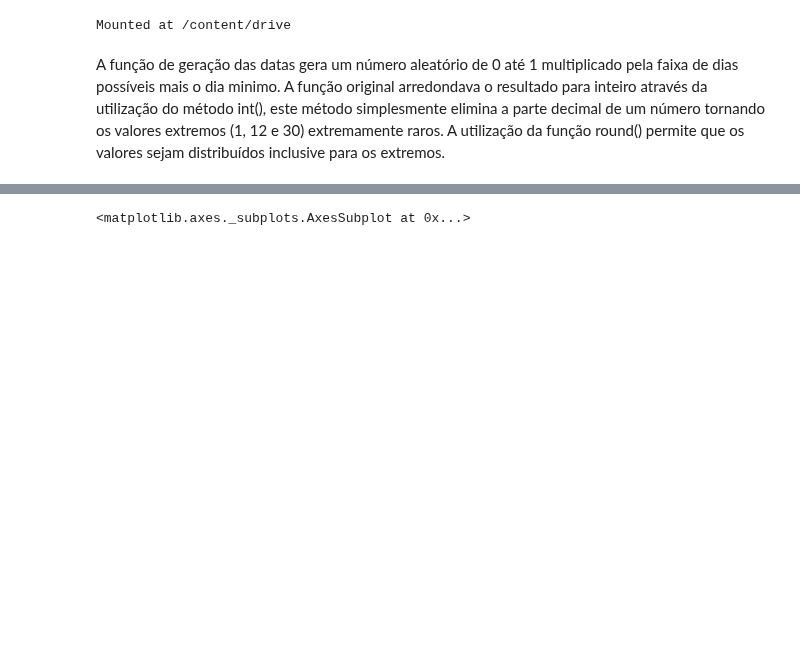
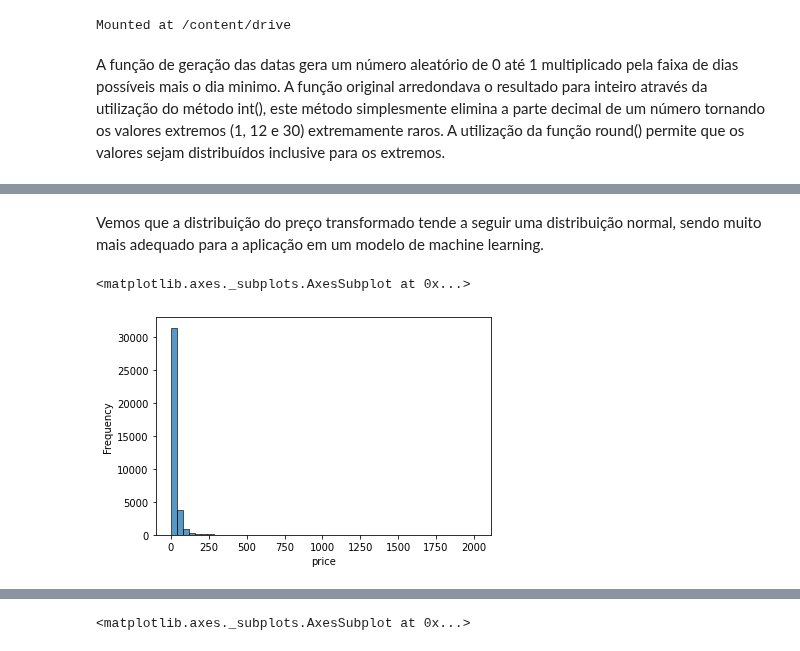
Before and after one commit to anachavesv8/Bootcamp_Blue, a Jupyter notebook: Mercari Price Suggestion Challenge/Hipoteses/EDA.ipynb, the cells around one changed output, grey strips where cells are left out. Drawn from its saved outputs; the diff is of its cells as text; code cells hidden in the pictures; blank space fills up the shorter version.

```diff
--- a/Mercari Price Suggestion Challenge/Hipoteses/EDA.ipynb
+++ b/Mercari Price Suggestion Challenge/Hipoteses/EDA.ipynb
@@ -64,0 +105,7 @@ Podemos dizer que a variável 'price' é a variável target, ou seja, a variáve
+# %% [markdown]
+Vemos que a distribuição do preço transformado tende a seguir uma distribuição normal, sendo muito mais adequado para a aplicação em um modelo de machine learning.
+# %%
+sns.histplot(x=train['price'], stat='frequency', bins=50)
+# %% [output]
+<matplotlib.axes._subplots.AxesSubplot at 0x...>
+[figure, added]
```
Also changed, not shown: parts of 50 cells of this notebook.
